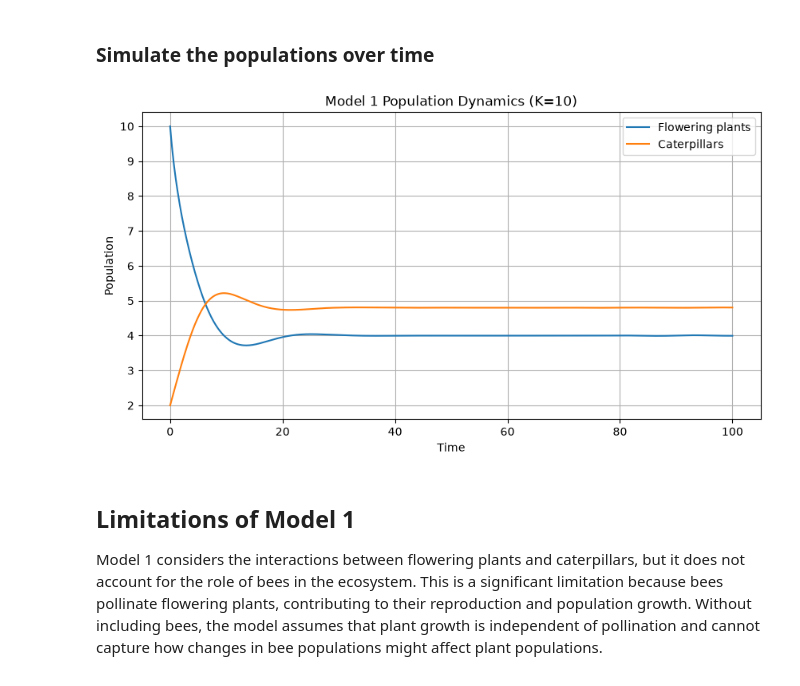
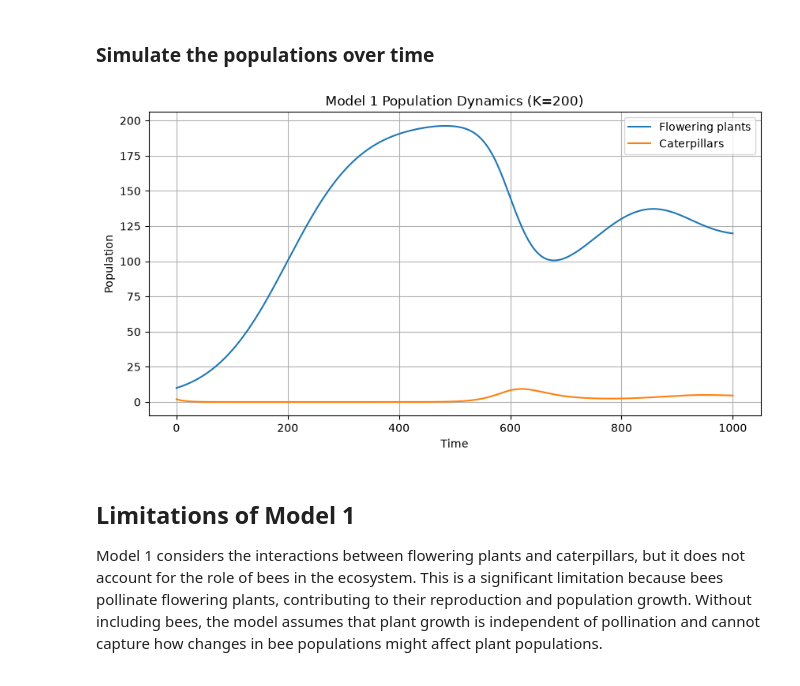
Before and after one commit to tristenturlington/Fall-Semester-Project, a Jupyter notebook: 436 Vol 4/notebooks/Models.ipynb, the cells around one changed output. Drawn from its saved outputs; the diff is of its cells as text; code cells hidden in the pictures.

```diff
--- a/436 Vol 4/notebooks/Models.ipynb
+++ b/436 Vol 4/notebooks/Models.ipynb
@@ -6,11 +6,16 @@ import matplotlib.pyplot as plt
 from scipy.integrate import solve_ivp
 
 # Model parameters (illustrative values)
-alpha = 0.8       # Plant growth rate
-a = 0.1           # Caterpillar consumption rate
-mu = 0.2          # Caterpillar death rate
-epsilon = 0.5     # Conversion efficiency
-K = 10            # Plant carrying capacity
+# alpha = 0.8       # Plant growth rate
+# a = 0.1           # Caterpillar consumption rate
+# mu = 0.2          # Caterpillar death rate
+# epsilon = 0.5     # Conversion efficiency
+# K = 200            # Plant carrying capacity
+
+mu = 0.069
+epsilon = 0.40
+a = 0.00138
+alpha = 0.015
 
 
 # Model 1 differential equations
@@ -318,36 +323,38 @@ plt.show()
 # %% [markdown]
 ### Simulate the populations over time
 # %%
+K=200
+
 # Initial populations
 initial_conditions = [10, 2]
 
 # Time interval
-t_span = (0, 100)
+t_span = (0, 1000)
 t_eval = np.linspace(*t_span, 1000)
 
 # Solve the system
 solution = solve_ivp(
     model1,
     t_span,
     initial_conditions,
     t_eval=t_eval,
     args=(alpha, a, mu, epsilon, K)
 )
 
 # Plot populations over time
 plt.figure(figsize=(10, 5))
 
 plt.plot(solution.t, solution.y[0], label='Flowering plants')
 plt.plot(solution.t, solution.y[1], label='Caterpillars')
 
 plt.xlabel('Time')
 plt.ylabel('Population')
 plt.title(f'Model 1 Population Dynamics (K={K})')
 plt.legend()
 plt.grid()
 plt.show()
 # %% [output]
-[figure, old version]
+[figure, new version]
 # %% [markdown]
 
 ## Limitations of Model 1
```
Also changed, not shown: parts of 3 cells of this notebook, 8 other files.
